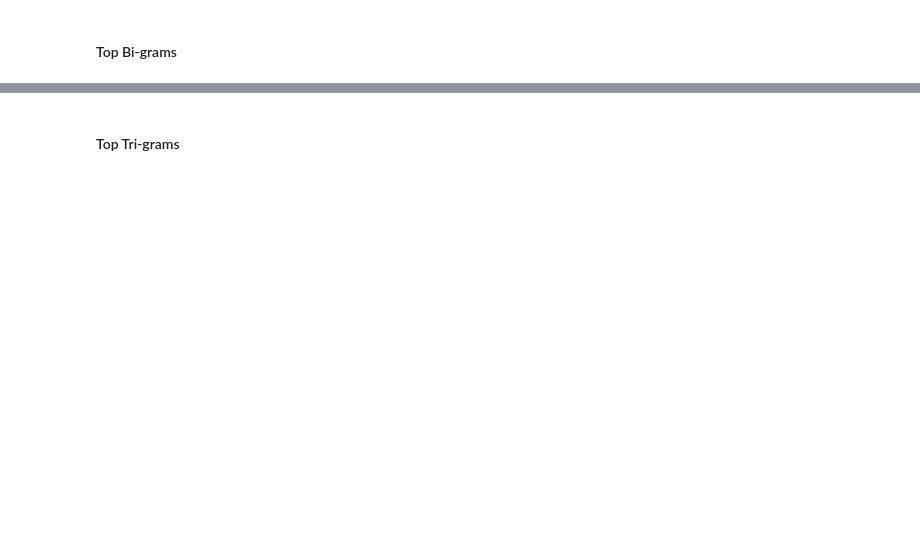
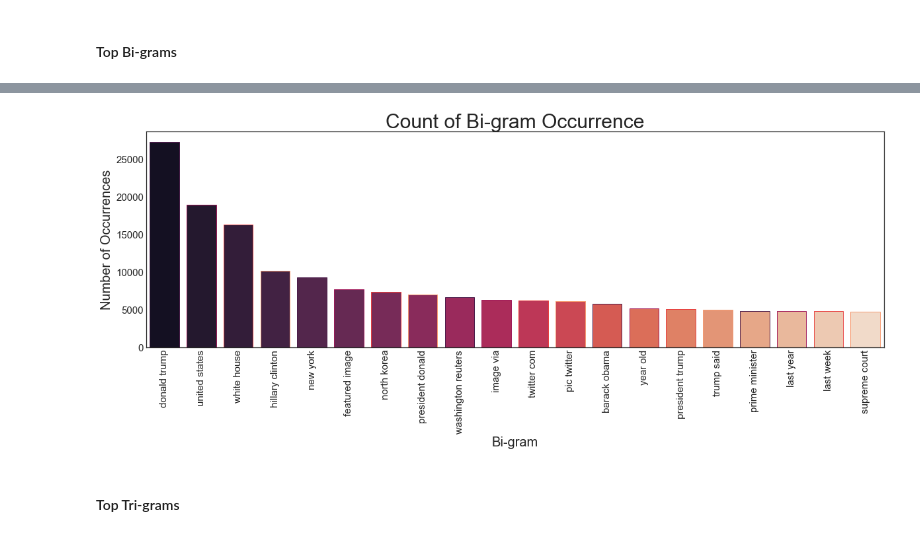
Before and after one commit to blasher565/dm_cs522, a Jupyter notebook: final project/Code/lasher_final_2.ipynb, the cells around one changed output, grey strips where cells are left out. Saved outputs shown, nothing was run; the diff lists cells and outputs as text; code cells hidden in the pictures; blank space fills up the shorter version.

```diff
--- a/final project/Code/lasher_final_2.ipynb
+++ b/final project/Code/lasher_final_2.ipynb
@@ -455,6 +474,23 @@ said statement 4537
 #Creating the dataframe of word and frequency
 df_double = pd.DataFrame(common_words, columns = ['news' , 'count'])
 
-#Group by words and plot the sum
-fig = df_double.groupby('news').sum()['count'].sort_values(ascending=False).iplot(kind='bar', yTitle='Count', linecolor='black', title='Top bigrams')
+#Group by words and plot the count
+# iplot has issues on github
+#df_double.groupby('news').sum()['count'].sort_values(ascending=False).iplot(kind='bar', yTitle='Count', linecolor='black', title='Top Bigrams')
+df_double_groups = df_double.groupby('news').sum()['count'].sort_values(ascending=False)
+
+fig, ax = plt.subplots(figsize=(20, 6))
+ax = sns.barplot(x=df_double_groups.index, y=df_double_groups.values,
+                palette="rocket",
+                edgecolor=sns.color_palette("rocket", 4),
+                ax=ax
+                )
+
+#Setting labels and font size
+ax.axes.set_title("Count of Bi-gram Occurrence",fontsize=30)
+ax.set_xlabel("Bi-gram",fontsize=20)
+ax.set_ylabel("Number of Occurrences",fontsize=20)
+ax.tick_params(labelsize=15)
+plt.xticks(rotation=90)
+plt.show()
 # %% [output]
@@ -462,3 +497,4 @@ fig = df_double.groupby('news').sum()['count'].sort_values(ascending=False).iplo
+[figure, added]
 # %% [markdown]
 #### Top Tri-grams
 # %%
```
Also changed, not shown: parts of 21 cells of this notebook.
